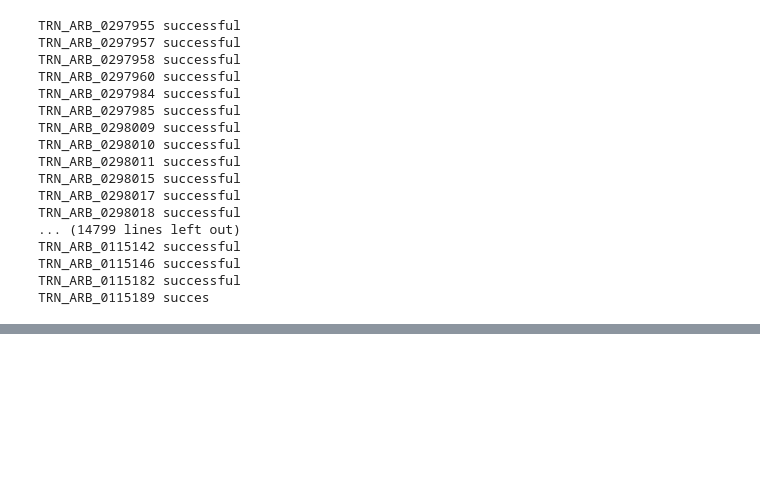
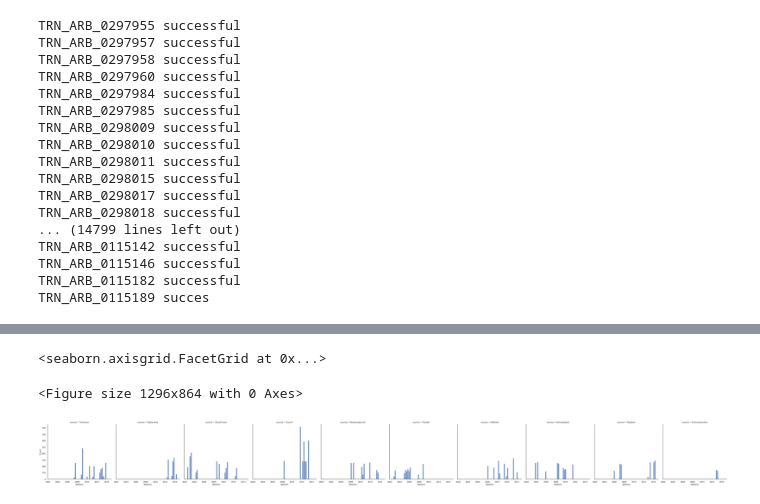
Before and after one commit to Rachuig-Green-Rackley-Shiben/arabic_media_nlp_project, a Jupyter notebook: paigework/exploration.ipynb, the cells around one changed output, grey strips where cells are left out. Cells and saved outputs as stored; diff of their text form; code cells hidden in the pictures; blank space fills up the shorter version.

```diff
--- a/paigework/exploration.ipynb
+++ b/paigework/exploration.ipynb
@@ -94,0 +109,7 @@ new.head(5)
+# %%
+plt.figure(figsize = (18, 12))
+sns.displot(data=encoded, x='dateline', col= 'source', bins=50)
+# %% [output]
+<seaborn.axisgrid.FacetGrid at 0x...>
+<Figure size 1296x864 with 0 Axes>
+[figure, added]
```
Also changed, not shown: parts of 22 cells of this notebook, 1 other file.
